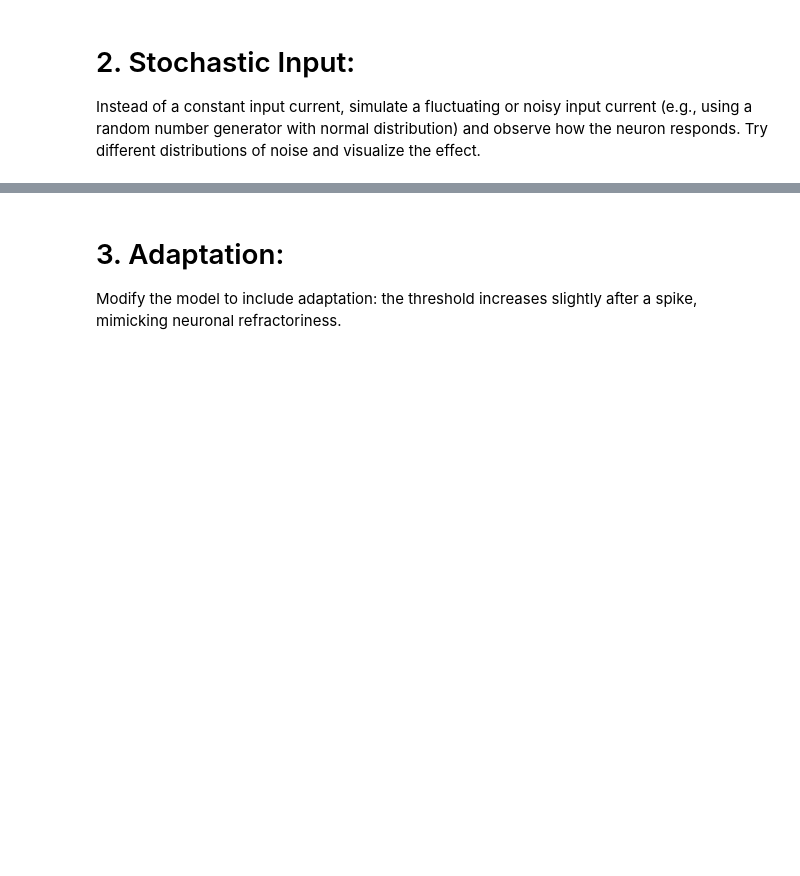
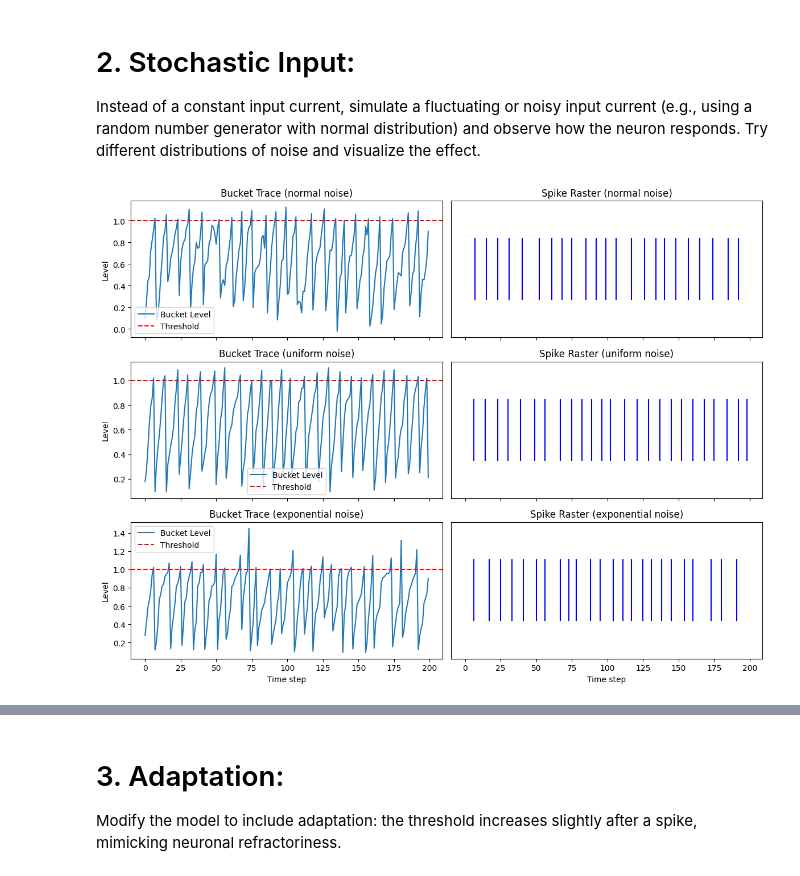
Before and after one commit to VincVX/Uni-NN, a Jupyter notebook: BiologicalNeuron.ipynb, the cells around one changed output, grey strips where cells are left out. Drawn from its saved outputs; the diff is of its cells as text; code cells hidden in the pictures; blank space fills up the shorter version.

```diff
--- a/BiologicalNeuron.ipynb
+++ b/BiologicalNeuron.ipynb
@@ -225,9 +246,65 @@ NameError: name 'np' is not defined
 # 2. Stochastic Input:
 Instead of a constant input current, simulate a fluctuating or noisy    input current (e.g., using a random number generator with normal distribution)  and observe how the neuron responds.
 Try different distributions of noise and visualize the effect.
-# %%
-def tilting_bucket_model_stochastic(threshold, leak_rate, input_current, time_steps, noise_std):
-
-    ...
-
-    return spikes, bucket_levels
+# %%
+def tilting_bucket_model_stochastic(threshold, leak_rate, base_input, time_steps, noise_std, distribution='normal'):
+
+    bucket_level = 0.0
+    spikes = []
+    bucket_levels = []
+
+    # Generate noise array
+    if distribution == 'normal':
+        noise = np.random.normal(0, noise_std, size=time_steps)
+    elif distribution == 'uniform':
+        noise = np.random.uniform(-noise_std, noise_std, size=time_steps)
+    elif distribution == 'exponential':
+        # mean-zero exponential: shift by scale
+        noise = np.random.exponential(scale=noise_std, size=time_steps) - noise_std
+    else:
+        raise ValueError("Unknown distribution")
+
+    for t in range(time_steps):
+        inp = base_input + noise[t]
+        bucket_level += inp
+        bucket_level -= leak_rate * bucket_level
+        bucket_levels.append(bucket_level)
+        if bucket_level >= threshold:
+            spikes.append(t)
+            bucket_level = 0.0
+
+    return spikes, bucket_levels
+
+# Simulation parameters
+threshold = 1.0
+leak_rate = 0.1
+base_input = 0.2
+time_steps = 200
+noise_std = 0.1
+
+distributions = ['normal', 'uniform', 'exponential']
+fig, axes = plt.subplots(len(distributions), 2, figsize=(12, 9), sharex=True)
+
+for i, dist in enumerate(distributions):
+    spikes, bucket_levels = tilting_bucket_model_stochastic(
+        threshold, leak_rate, base_input, time_steps, noise_std, distribution=dist
+    )
+    # Plot bucket level + threshold
+    ax1 = axes[i, 0]
+    ax1.plot(bucket_levels, label='Bucket Level')
+    ax1.axhline(y=threshold, color='r', linestyle='--', label='Threshold')
+    ax1.set_ylabel('Level')
+    ax1.set_title(f'Bucket Trace ({dist} noise)')
+    ax1.legend()
+
+    # Plot spike raster
+    ax2 = axes[i, 1]
+    ax2.eventplot(spikes, colors='b')
+    ax2.set_yticks([])
+    ax2.set_title(f'Spike Raster ({dist} noise)')
+
+axes[-1, 0].set_xlabel('Time step')
+axes[-1, 1].set_xlabel('Time step')
+plt.tight_layout()
+# %% [output]
+[figure, added]
```
Also changed, not shown: parts of 7 cells of this notebook.
